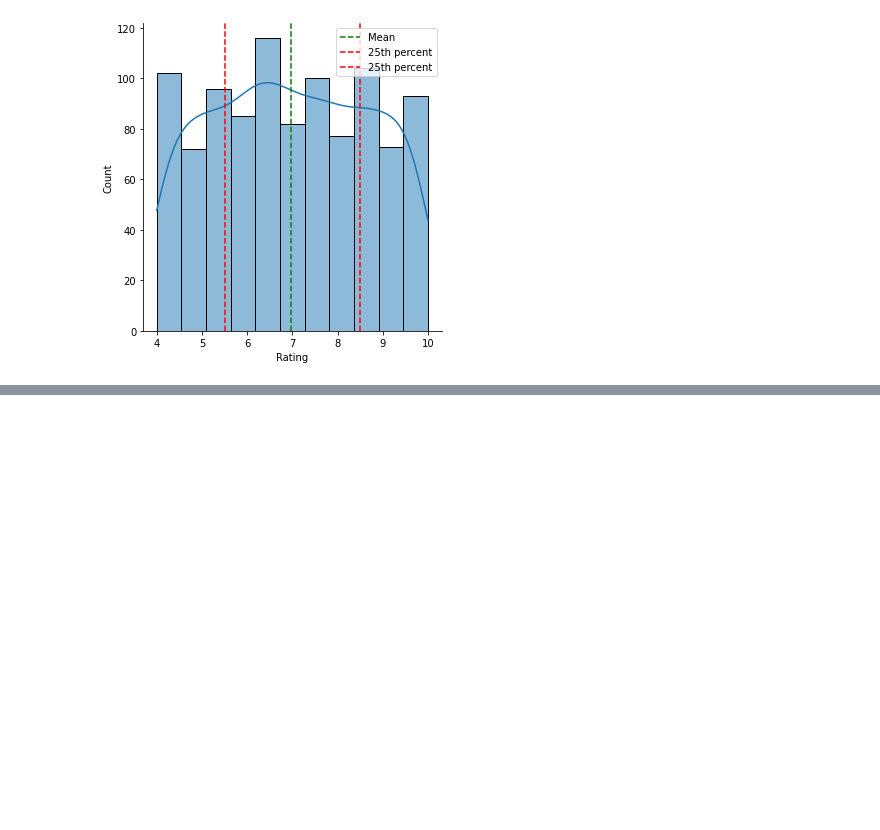
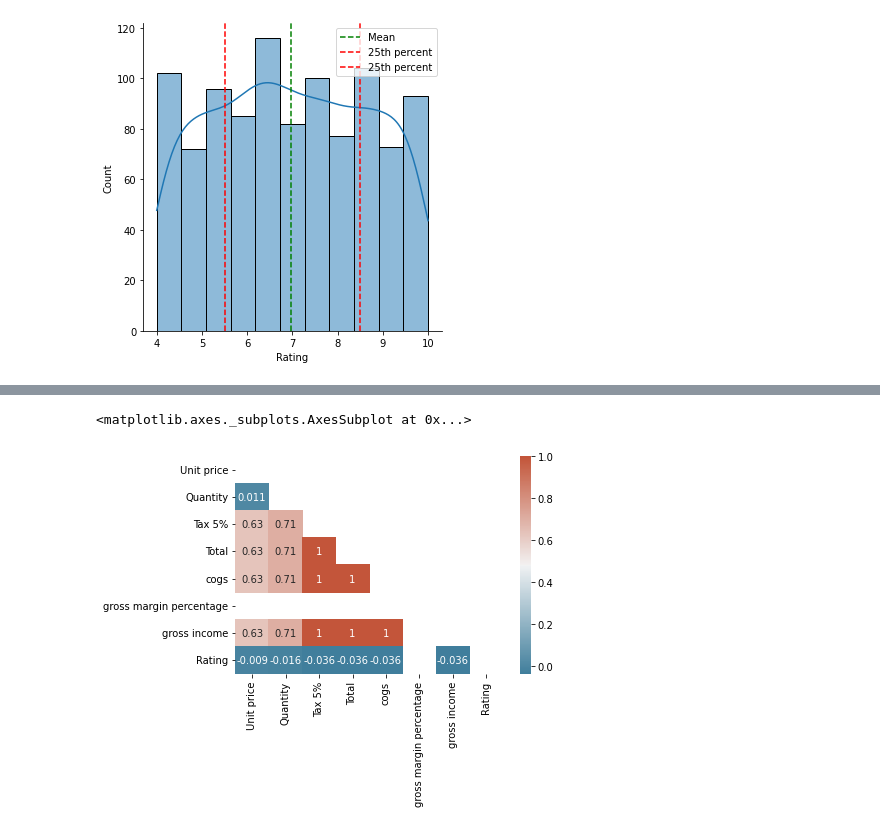
Before and after one commit to ShakilM26/Data-Visualization, a Jupyter notebook: seaborn/seaborn_with_csvfile.ipynb, the cells around one changed output, grey strips where cells are left out. Drawn from its saved outputs; the diff is of its cells as text; code cells hidden in the pictures; blank space fills up the shorter version.

```diff
--- a/seaborn/seaborn_with_csvfile.ipynb
+++ b/seaborn/seaborn_with_csvfile.ipynb
@@ -36,0 +42,11 @@ plt.show()
+# %%
+# Corr
+
+corr = df.corr()
+mask = np.triu(np.ones_like(corr, dtype=bool))
+
+cmap=sns.diverging_palette(230,20, as_cmap=True)
+sns.heatmap(np.round(df.corr(), 3), annot=True, cmap=cmap, mask=mask)
+# %% [output]
+<matplotlib.axes._subplots.AxesSubplot at 0x...>
+[figure, added]
```
Also changed, not shown: parts of 2 cells of this notebook.
